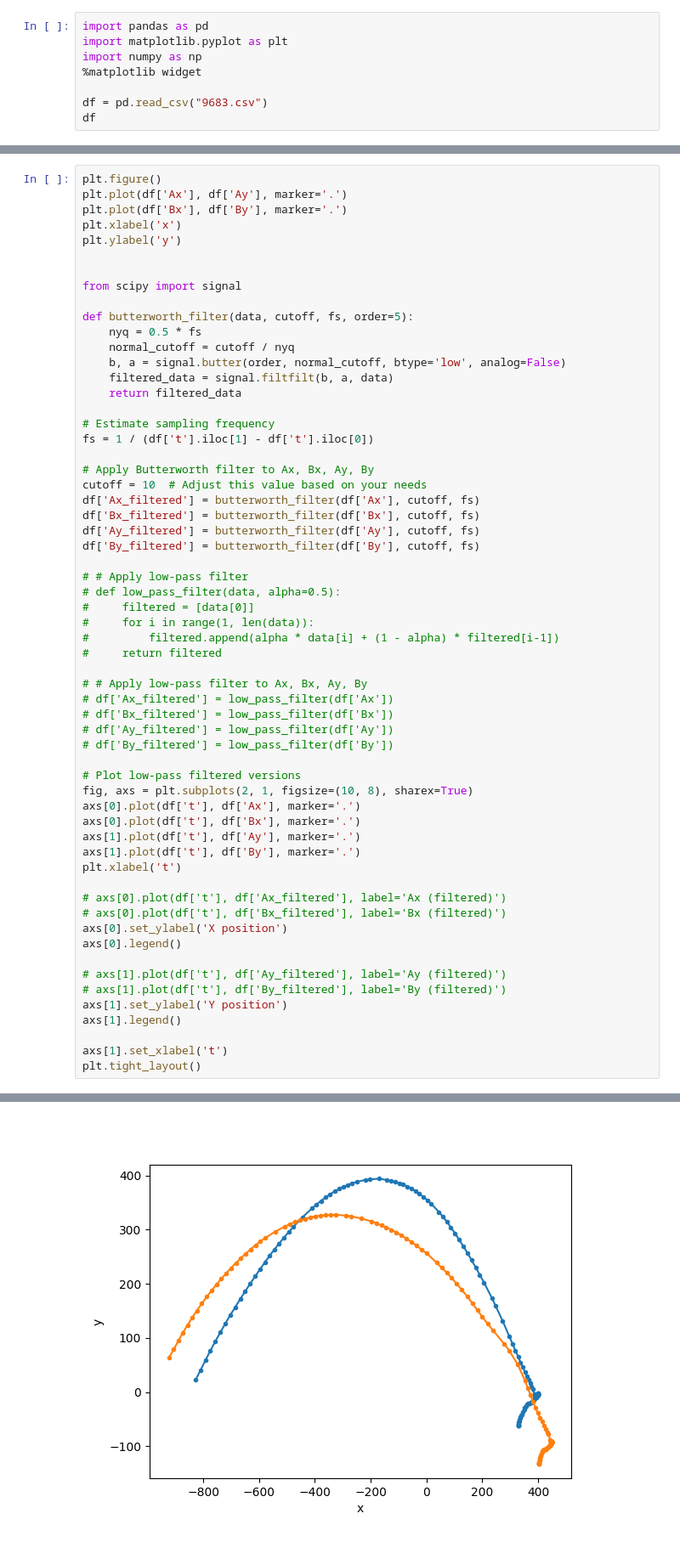
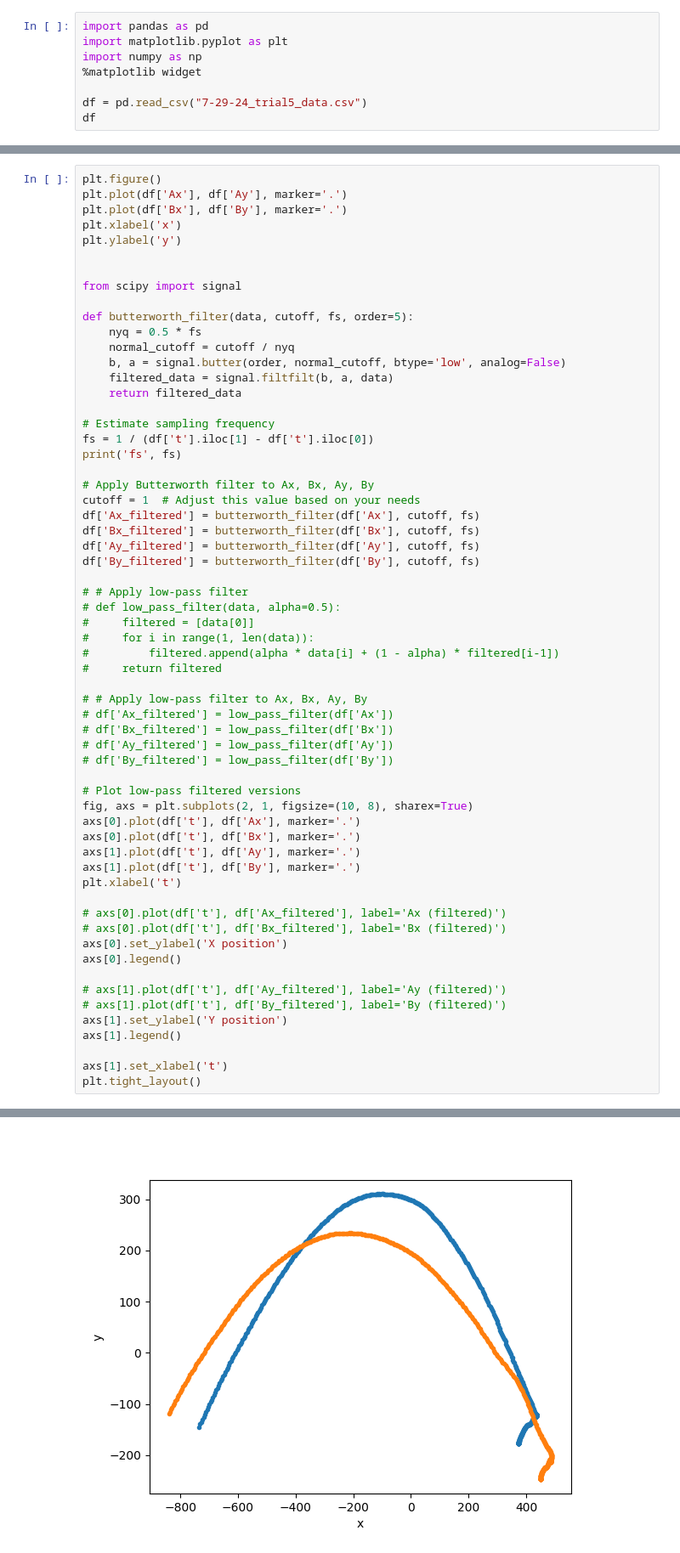
Before and after one commit to NovelMobileRobotsLab/pinto-squirrel, a Jupyter notebook: ICRA25/tracker_data/trackertest.ipynb, the cells around one changed output, grey strips where cells are left out. Shown at 85% size. Saved outputs shown, nothing was run; the diff lists cells and outputs as text.

```diff
--- a/ICRA25/tracker_data/trackertest.ipynb
+++ b/ICRA25/tracker_data/trackertest.ipynb
@@ -4,6 +4,6 @@ import matplotlib.pyplot as plt
 import numpy as np
 %matplotlib widget
 
-df = pd.read_csv("9683.csv")
+df = pd.read_csv("7-29-24_trial5_data.csv")
 df
 # %% [output]
@@ -39,9 +39,10 @@ def butterworth_filter(data, cutoff, fs, order=5):
 
 # Estimate sampling frequency
 fs = 1 / (df['t'].iloc[1] - df['t'].iloc[0])
+print('fs', fs)
 
 # Apply Butterworth filter to Ax, Bx, Ay, By
-cutoff = 10  # Adjust this value based on your needs
+cutoff = 1  # Adjust this value based on your needs
 df['Ax_filtered'] = butterworth_filter(df['Ax'], cutoff, fs)
 df['Bx_filtered'] = butterworth_filter(df['Bx'], cutoff, fs)
 df['Ay_filtered'] = butterworth_filter(df['Ay'], cutoff, fs)
@@ -86 +88 @@ No artists with labels found to put in legend.  Note that artists whose label st
-[figure, old version]
+[figure, new version]
```
Also changed, not shown: parts of 3 cells of this notebook, 14 other files.
